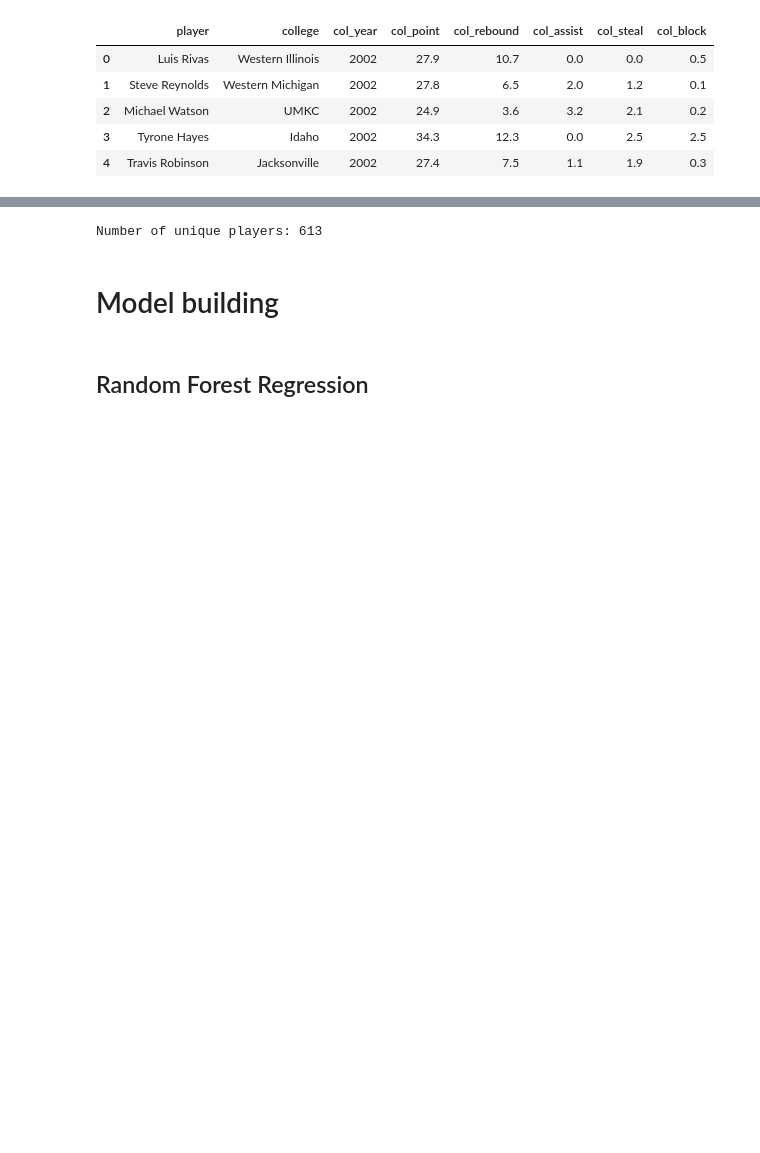
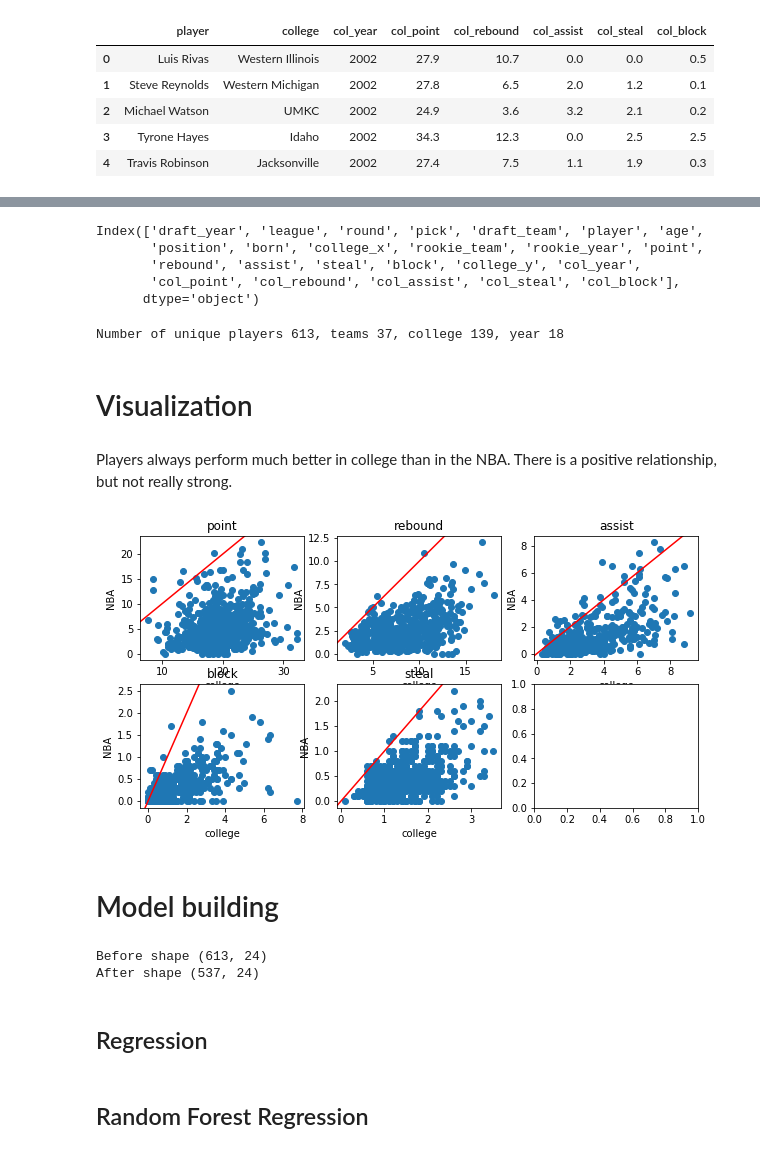
Before and after one commit to LaDilettante/cs316_nba, a Jupyter notebook: code/Predictive model for NBA performance.ipynb, the cells around one changed output, grey strips where cells are left out. Saved outputs shown, nothing was run; the diff lists cells and outputs as text; code cells hidden in the pictures; blank space fills up the shorter version.

```diff
--- a/code/Predictive model for NBA performance.ipynb
+++ b/code/Predictive model for NBA performance.ipynb
@@ -104 +101,6 @@ df_final = pd.merge(df_draft, df_nba, how='left', on=['player', 'team', 'year'])
+# %%
+# We merge the draft and the rookie NBA data based on player name only
+# NOT based on team and year, because a player can be drafted for a team in a year
+# and then becomes the rookie for another team in another year (due to trade, injuries, etc.)
+df_final = pd.merge(df_draft, df_nba, how='left', on=['player'])
 # %%
@@ -158,7 +169,59 @@ df_final = (df_final.groupby('player')
+# %%
+df_final.columns
+# %% [output]
+Index(['draft_year', 'league', 'round', 'pick', 'draft_team', 'player', 'age',
+       'position', 'born', 'college_x', 'rookie_team', 'rookie_year', 'point',
+       'rebound', 'assist', 'steal', 'block', 'college_y', 'col_year',
+       'col_point', 'col_rebound', 'col_assist', 'col_steal', 'col_block'],
+      dtype='object')
 # %%
-print("Number of unique players: {}".format(len(pd.unique(df_final.player))))
+print("Number of unique players {}, teams {}, college {}, year {}"
+          .format(len(pd.unique(df_final.player)),
+                  len(pd.unique(df_final.rookie_team)),
+                  len(pd.unique(df_final.college_x)),
+                  len(pd.unique(df_final.rookie_year))))
 # %% [output]
-Number of unique players: 613
+Number of unique players 613, teams 37, college 139, year 18
+# %% [markdown]
+# Visualization
+# %% [markdown]
+Players always perform much better in college than in the NBA. There is a positive relationship, but not really strong.
+# %%
+def add_identity(axes, *line_args, **line_kwargs):
+    identity, = axes.plot([], [], *line_args, **line_kwargs)
+    def callback(axes):
+        low_x, high_x = axes.get_xlim()
+        low_y, high_y = axes.get_ylim()
+        low = max(low_x, low_y)
+        high = min(high_x, high_y)
+        identity.set_data([low, high], [low, high])
+    callback(axes)
+    axes.callbacks.connect('xlim_changed', callback)
+    axes.callbacks.connect('ylim_changed', callback)
+    return axes
+
+vars = ['point', 'rebound', 'assist', 'block', 'steal']
+fig, ax = plt.subplots(nrows=2, ncols=3, figsize=(10, 5))
+for r in range(len(ax)):
+    for c in range(len(ax[0])):
+        i = r * 3 + c
+        try:
+            ax[r][c].scatter(df_final['col_' + vars[i]], df_final[vars[i]])
+            add_identity(ax[r][c], color='r')
+            ax[r][c].set_title(vars[i])
+            ax[r][c].set_xlabel('college')
+            ax[r][c].set_ylabel('NBA')
+        except:
+            pass
+# %% [output]
+[figure, added]
 # %% [markdown]
 # Model building
+# %%
+print("Before shape {}".format(df_final.shape))
+df_final = df_final.dropna() # Drop all missing values
+print("After shape {}".format(df_final.shape))
+# %% [output]
+Before shape (613, 24)
+After shape (537, 24)
 # %%
@@ -169,6 +231,8 @@ X = pd.get_dummies(X, columns=['position'])
 y = df_final['point']
 # %%
 X_train, X_test, y_train, y_test = train_test_split(X, y, test_size = 0.2)
+# %% [markdown]
+## Regression
 # %% [markdown]
 ## Random Forest Regression
 # %%
```
Also changed, not shown: parts of 21 cells of this notebook, 1 other file.
